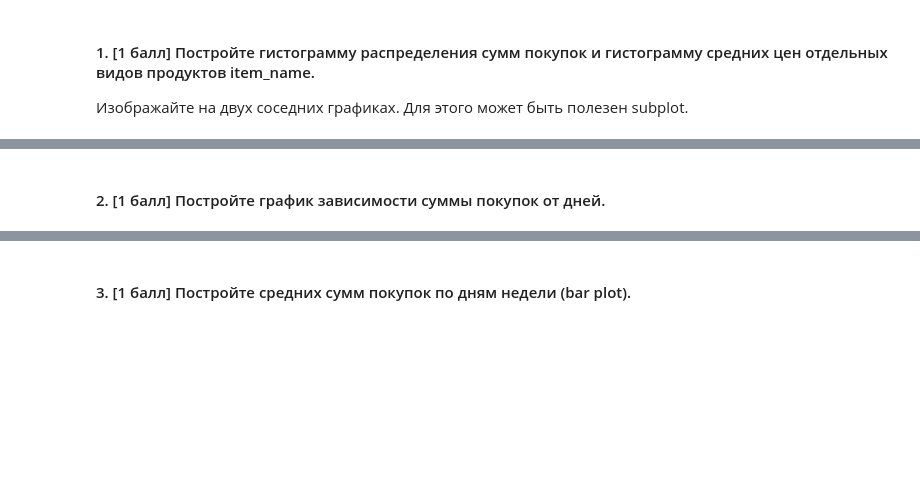
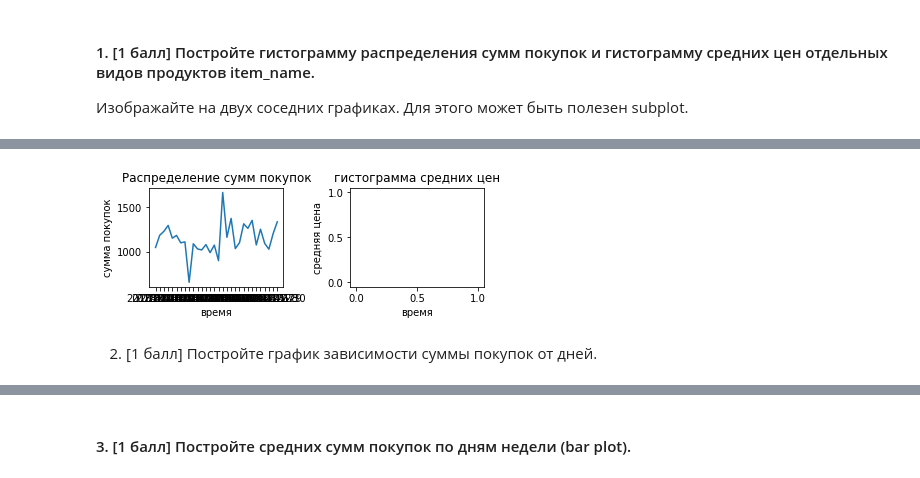
Before and after one commit to hse-mlearn/ha-01-mvdokuchaev, a Jupyter notebook: homework-practice-01.ipynb, the cells around one changed output, grey strips where cells are left out. Saved outputs shown, nothing was run; the diff lists cells and outputs as text; code cells hidden in the pictures; blank space fills up the shorter version.

```diff
--- a/homework-practice-01.ipynb
+++ b/homework-practice-01.ipynb
@@ -513,10 +511,10 @@ start = datetime.datetime(2018, 1, 1)
 end = datetime.datetime(2018, 1, 31)
 delta_seconds = int((end - start).total_seconds())
 
-dates = pd.DataFrame(index=df.order_id.unique())
+dates = pd.DataFrame(index=data.order_id.unique())
 dates['date'] = [
     (start + datetime.timedelta(seconds=random.randint(0, delta_seconds))).strftime('%Y-%m-%d')
-    for _ in range(df.order_id.nunique())]
+    for _ in range(data.order_id.nunique())]
 
 # если DataFrame с покупками из прошлого заказа называется не df, замените на ваше название ниже
 data['date'] = data.order_id.map(dates['date'])
@@ -528,0 +525,3 @@ data['date'] = data.order_id.map(dates['date'])
+# %%
+kop = data.groupby('date').sum()['item_price2']
+kop
@@ -529,2 +546,17 @@ data['date'] = data.order_id.map(dates['date'])
+# %%
+fig = plt.figure()
+ax1 = fig.add_subplot(2, 2, 1)
+ax1.set_title('Распределение сумм покупок')
+ax1.set_xlabel('время')
+ax1.set_ylabel('сумма покупок')
+ax1.plot(kop)
+ax2 = fig.add_subplot(2, 2, 2)
+ax2.set_title('гистограмма средних цен')
+ax2.set_xlabel('время')
+ax2.set_ylabel('средняя цена')
+ax2.plot()
+fig.subplots_adjust(wspace=0.5)
+# %% [output]
+[figure, added]
 # %% [markdown]
-#### 2. [1 балл] Постройте график зависимости суммы покупок от дней.
+ 2. [1 балл] Постройте график зависимости суммы покупок от дней.
```
Also changed, not shown: parts of 13 cells of this notebook.
